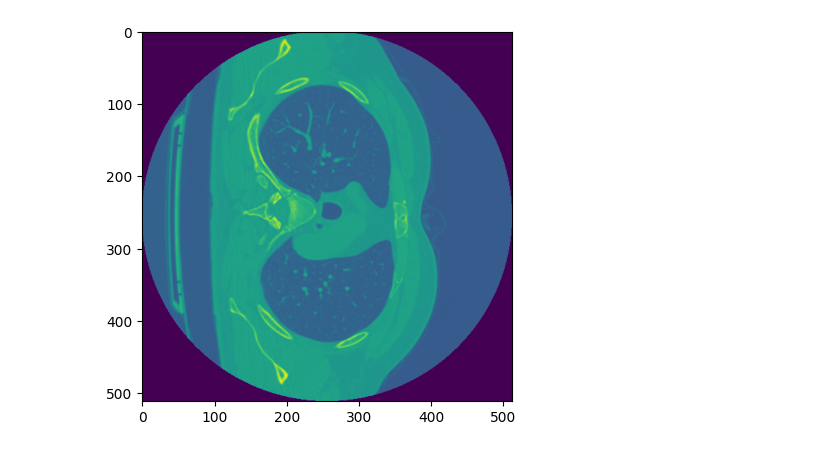
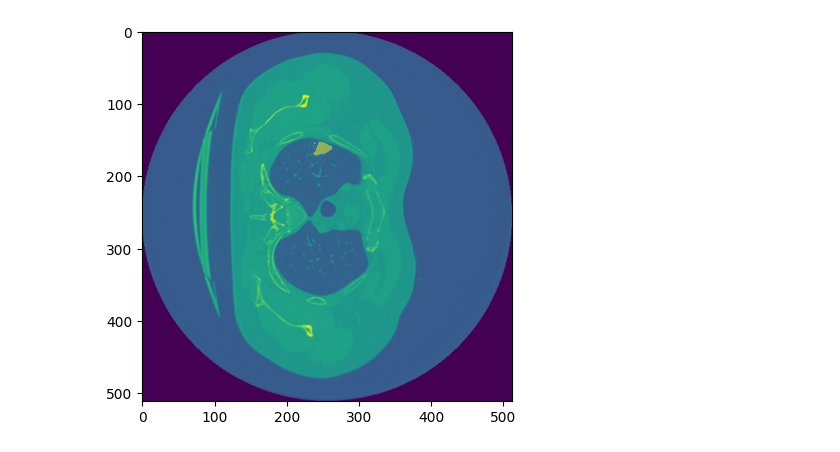
Before and after one commit to qod3r/DeepL_om, a Jupyter notebook: main.ipynb, the cells around one changed output. Drawn from its saved outputs; the diff is of its cells as text; code cells hidden in the pictures.

Commit message:
try overlaying the mask

```diff
--- a/main.ipynb
+++ b/main.ipynb
@@ -1,13 +1,19 @@
 # %%
 import nibabel as nib
 import numpy as np
 import matplotlib.pyplot as plt
 
-data = nib.load("data/studies/CT-0/study_0001.nii.gz").get_fdata()
+data = nib.load("data/studies/CT-1/study_0255.nii.gz").get_fdata()
+mask = nib.load("data/masks/study_0255_mask.nii.gz").get_fdata()
+
 test = data[:, :, 30]
+test_m = mask[:, :, 30]
+test_m = np.where(test_m > 0, 0.5, 0)
+
 plt.imshow(test)
+plt.imshow(test_m, alpha=test_m)
 plt.show()
 # %% [output]
-[figure, old version]
+[figure, new version]
 # %%
 from link_data import make_dataset
```
Also changed, not shown: parts of 2 cells of this notebook.
